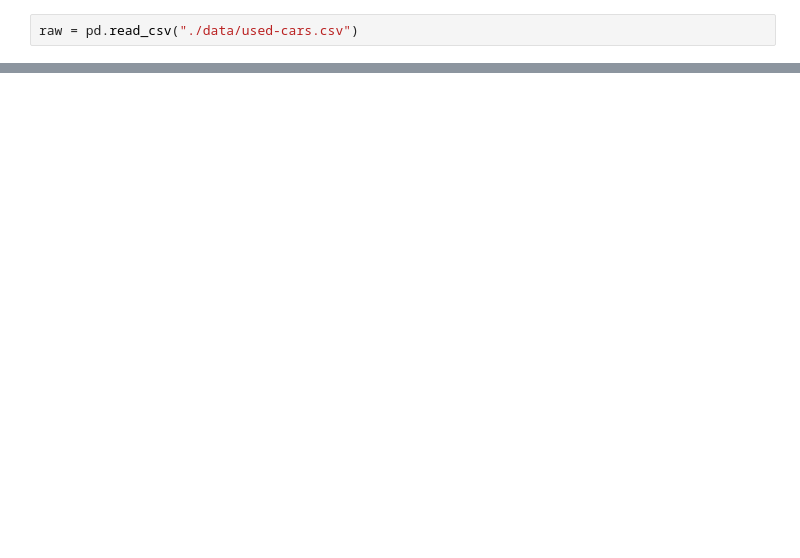
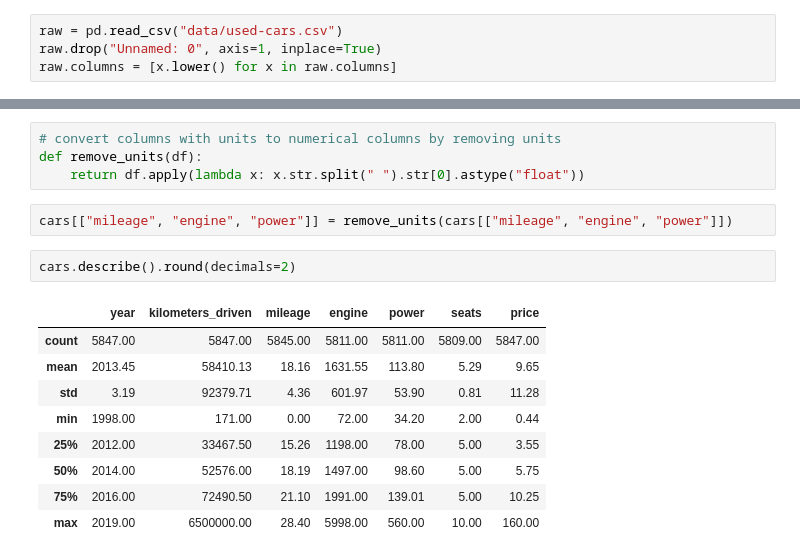
Before and after one commit to calebcrouse3/notebooks-analysis-models, a Jupyter notebook: used-cars/used-cars.ipynb, the cells around one changed output, grey strips where cells are left out. Cells and saved outputs as stored; diff of their text form; blank space fills up the shorter version.

```diff
--- a/used-cars/used-cars.ipynb
+++ b/used-cars/used-cars.ipynb
@@ -18,2 +43,4 @@ os.listdir("./data")
 # %%
-raw = pd.read_csv("./data/used-cars.csv")
+raw = pd.read_csv("data/used-cars.csv")
+raw.drop("Unnamed: 0", axis=1, inplace=True)
+raw.columns = [x.lower() for x in raw.columns]
@@ -33,0 +78,18 @@ cars.head()
+# %%
+# convert columns with units to numerical columns by removing units
+def remove_units(df):
+    return df.apply(lambda x: x.str.split(" ").str[0].astype("float"))
+# %%
+cars[["mileage", "engine", "power"]] = remove_units(cars[["mileage", "engine", "power"]])
+# %%
+cars.describe().round(decimals=2)
+# %% [output]
+|  | year | kilometers_driven | mileage | engine | power | seats | price |
+| count | 5847.00 | 5847.00 | 5845.00 | 5811.00 | 5811.00 | 5809.00 | 5847.00 |
+| mean | 2013.45 | 58410.13 | 18.16 | 1631.55 | 113.80 | 5.29 | 9.65 |
+| std | 3.19 | 92379.71 | 4.36 | 601.97 | 53.90 | 0.81 | 11.28 |
+| min | 1998.00 | 171.00 | 0.00 | 72.00 | 34.20 | 2.00 | 0.44 |
+| 25% | 2012.00 | 33467.50 | 15.26 | 1198.00 | 78.00 | 5.00 | 3.55 |
+| 50% | 2014.00 | 52576.00 | 18.19 | 1497.00 | 98.60 | 5.00 | 5.75 |
+| 75% | 2016.00 | 72490.50 | 21.10 | 1991.00 | 139.01 | 5.00 | 10.25 |
+| max | 2019.00 | 6500000.00 | 28.40 | 5998.00 | 560.00 | 10.00 | 160.00 |
```
Also changed, not shown: parts of 43 cells of this notebook, 1 other file.
